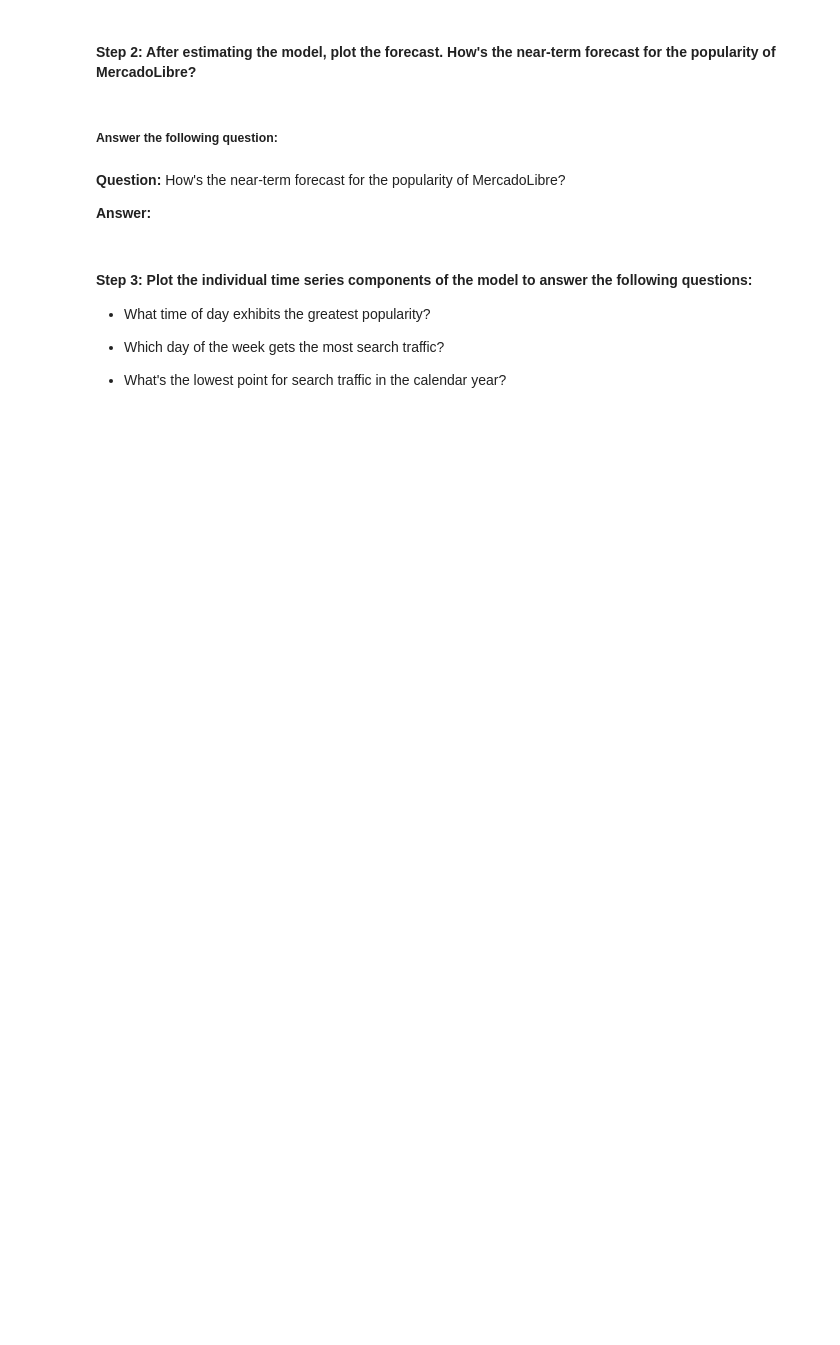
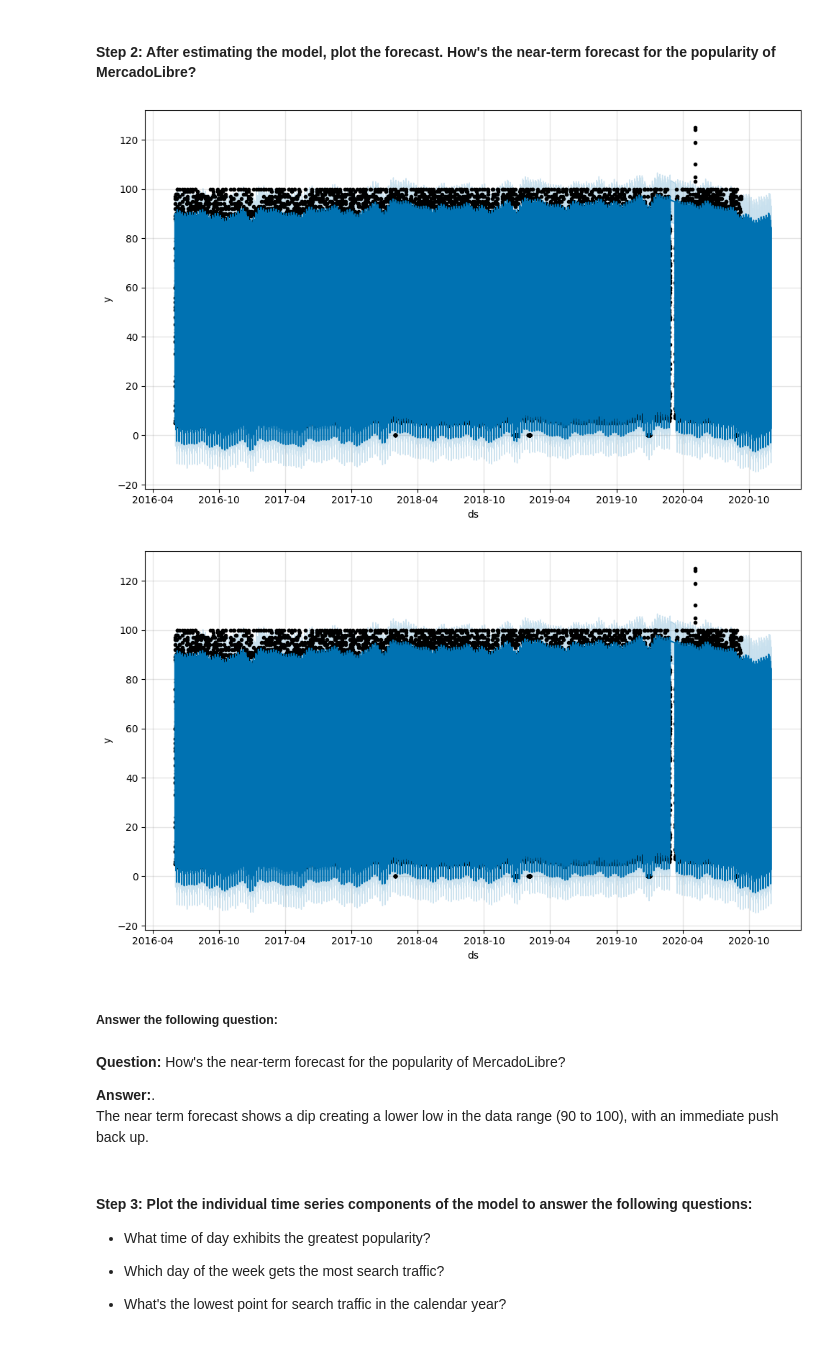
Before and after one commit to ncmoliver/Command_Line_Testing, a Jupyter notebook: forecasting_net_prophet.ipynb, the cells around one changed output. Saved outputs shown, nothing was run; the diff lists cells and outputs as text; code cells hidden in the pictures; blank space fills up the shorter version.

Commit message:
Forecast complete

```diff
--- a/forecasting_net_prophet.ipynb
+++ b/forecasting_net_prophet.ipynb
@@ -435,4 +422,6 @@ Now, you need to produce a time series model that analyzes and forecasts pattern
 # %%
 # Call the Prophet function, store as an object
+m = Prophet()
 # %%
 # Fit the time-series model.
+m.fit(df_mercado_trends)
@@ -439,6 +439,7 @@ Now, you need to produce a time series model that analyzes and forecasts pattern
 # %%
 # Create a future dataframe to hold predictions
 # Make the prediction go out as far as 2000 hours (approx 80 days)
-
+future = m.make_future_dataframe(periods=2000, freq="H")
 
 # View the last five rows of the future_mercado_trends DataFrame
+display(future.tail())
@@ -445,5 +453,6 @@ Now, you need to produce a time series model that analyzes and forecasts pattern
 # %%
 # Make the predictions for the trend data using the future_mercado_trends DataFrame
-
+forecast_mercado_trends = m.predict(future)
 
 # Display the first five rows of the forecast_mercado_trends DataFrame
+display(forecast_mercado_trends.head())
@@ -451,12 +468,17 @@ Now, you need to produce a time series model that analyzes and forecasts pattern
 #### Step 2: After estimating the model, plot the forecast. How's the near-term forecast for the popularity of MercadoLibre?
 # %%
 # Plot the Prophet predictions for the Mercado trends data
+m.plot(forecast_mercado_trends)
+# %% [output]
+[figure, added]
+[figure, added]
 # %% [markdown]
 ##### Answer the following question:
 # %% [markdown]
 **Question:**  How's the near-term forecast for the popularity of MercadoLibre?
 
-**Answer:**
+**Answer:**.
+The near term forecast shows a dip creating a lower low in the data range (90 to 100), with an immediate push back up.
 # %% [markdown]
 #### Step 3: Plot the individual time series components of the model to answer the following questions:
 
```
Also changed, not shown: parts of 11 cells of this notebook.
